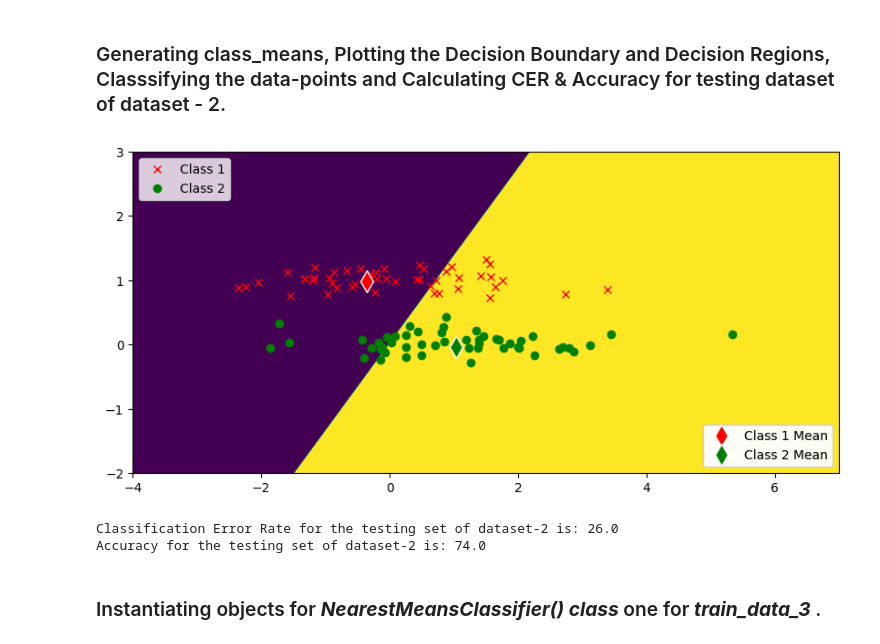
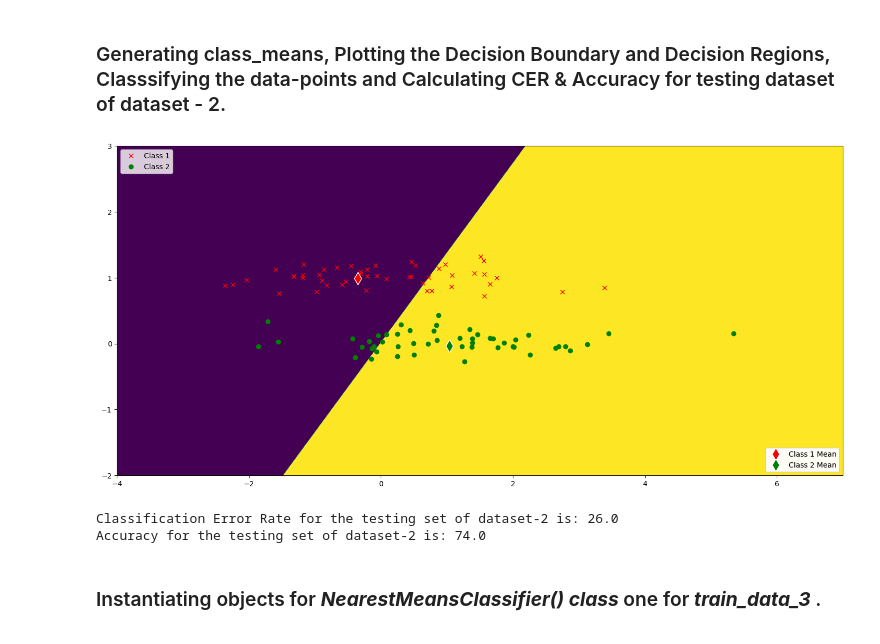
Before and after one commit to SudeshKumarSK/ee559-mlOne, a Jupyter notebook: homeworkOne.ipynb, the cells around one changed output. Drawn from its saved outputs; the diff is of its cells as text; code cells hidden in the pictures.

```diff
--- a/homeworkOne.ipynb
+++ b/homeworkOne.ipynb
@@ -209,18 +209,18 @@ Accuracy for the training set of dataset-2 is: 83.0
 # %%
 X_test_2, n_test_2, T_test_2 = nmc_2.transformTestData(test_data=test_data_2)
 
-nmc_2.plotDecisionBoundaries(training=X_test_2, label_train=T_test_2, sample_mean=class_means_2, fsize=(10, 5))
+nmc_2.plotDecisionBoundaries(training=X_test_2, label_train=T_test_2, sample_mean=class_means_2, fsize=(18, 18))
 
 Y_hat_test_2 = nmc_2.classify(X=X_test_2, sample_means=class_means_2)
 
 CER_test_2 = nmc_2.calculateCER(T=T_test_2, Y_hat=Y_hat_test_2, percentageFlag=True)
 
 accuracy_test_2 = nmc_2.calculateAccuracy(T=T_test_2, Y_hat=Y_hat_test_2, percentageFlag=True)
 
 print(f"Classification Error Rate for the testing set of dataset-2 is: {CER_test_2}")
 print(f"Accuracy for the testing set of dataset-2 is: {accuracy_test_2}")
 # %% [output]
-[figure, old version]
+[figure, new version]
 Classification Error Rate for the testing set of dataset-2 is: 26.0
 Accuracy for the testing set of dataset-2 is: 74.0
 # %% [markdown]
```
Also changed, not shown: parts of 3 cells of this notebook.
